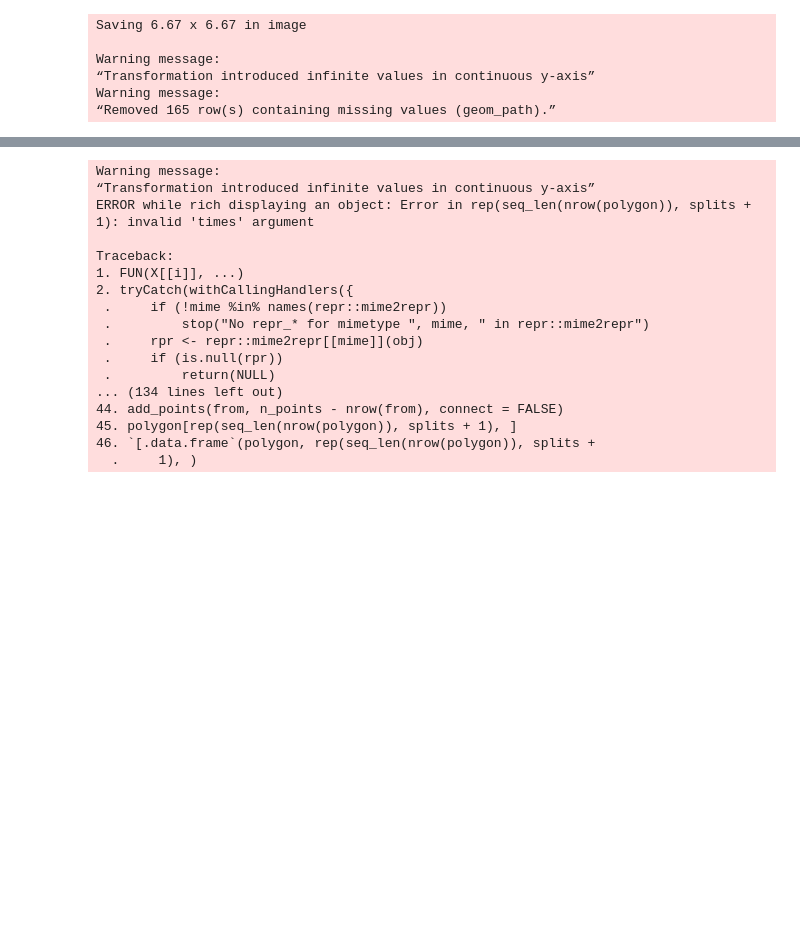
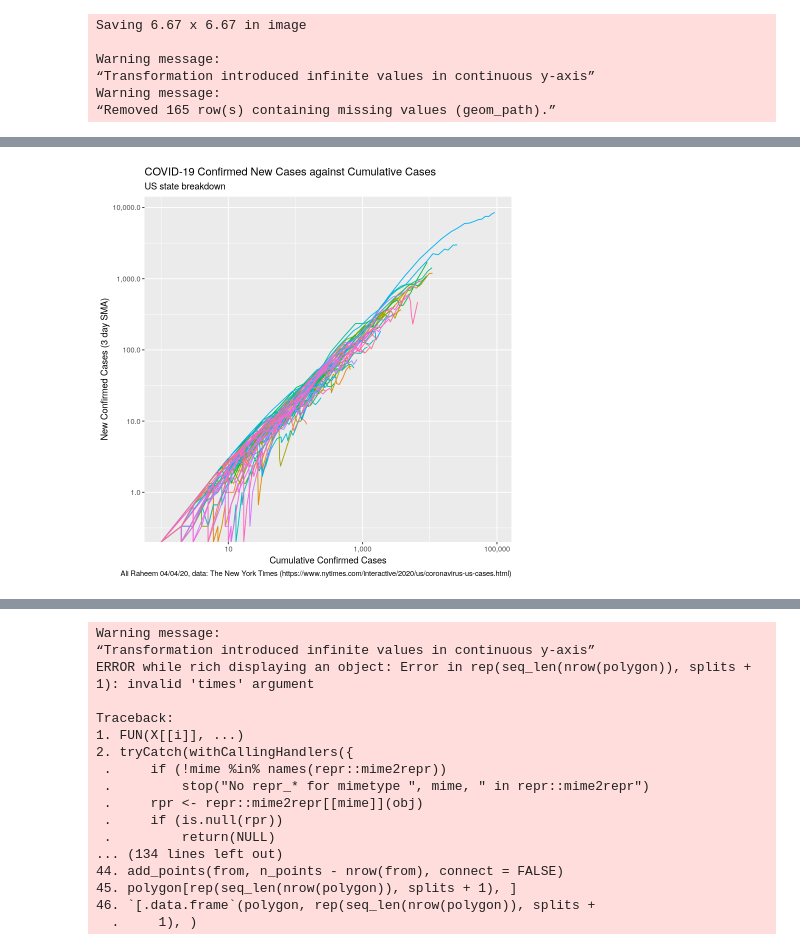
Before and after one commit to ali-raheem/COVID-19-Railway, a Jupyter notebook: US.loglog.ipynb, the cells around one changed output, grey strips where cells are left out. Drawn from its saved outputs; the diff is of its cells as text; code cells hidden in the pictures; blank space fills up the shorter version.

```diff
--- a/US.loglog.ipynb
+++ b/US.loglog.ipynb
@@ -55,3 +56,7 @@ Warning message:
 “Transformation introduced infinite values in continuous y-axis”
 Warning message:
 “Removed 165 row(s) containing missing values (geom_path).”
+# %%
+p <- p + theme(legend.position = "none")
+p
+# %% [output]
@@ -57,0 +67 @@ Warning message:
+[figure, added]
```
Also changed, not shown: parts of 4 cells of this notebook, 3 other files.
